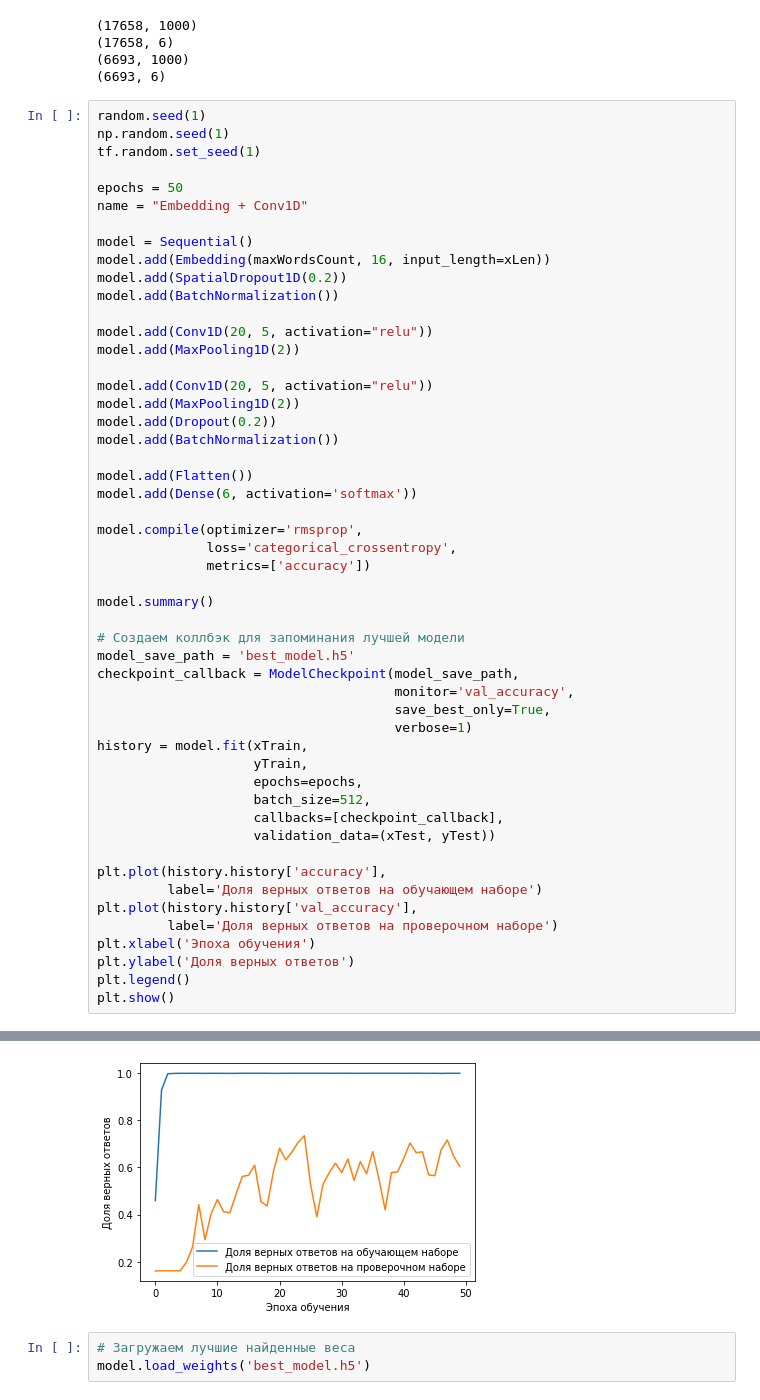
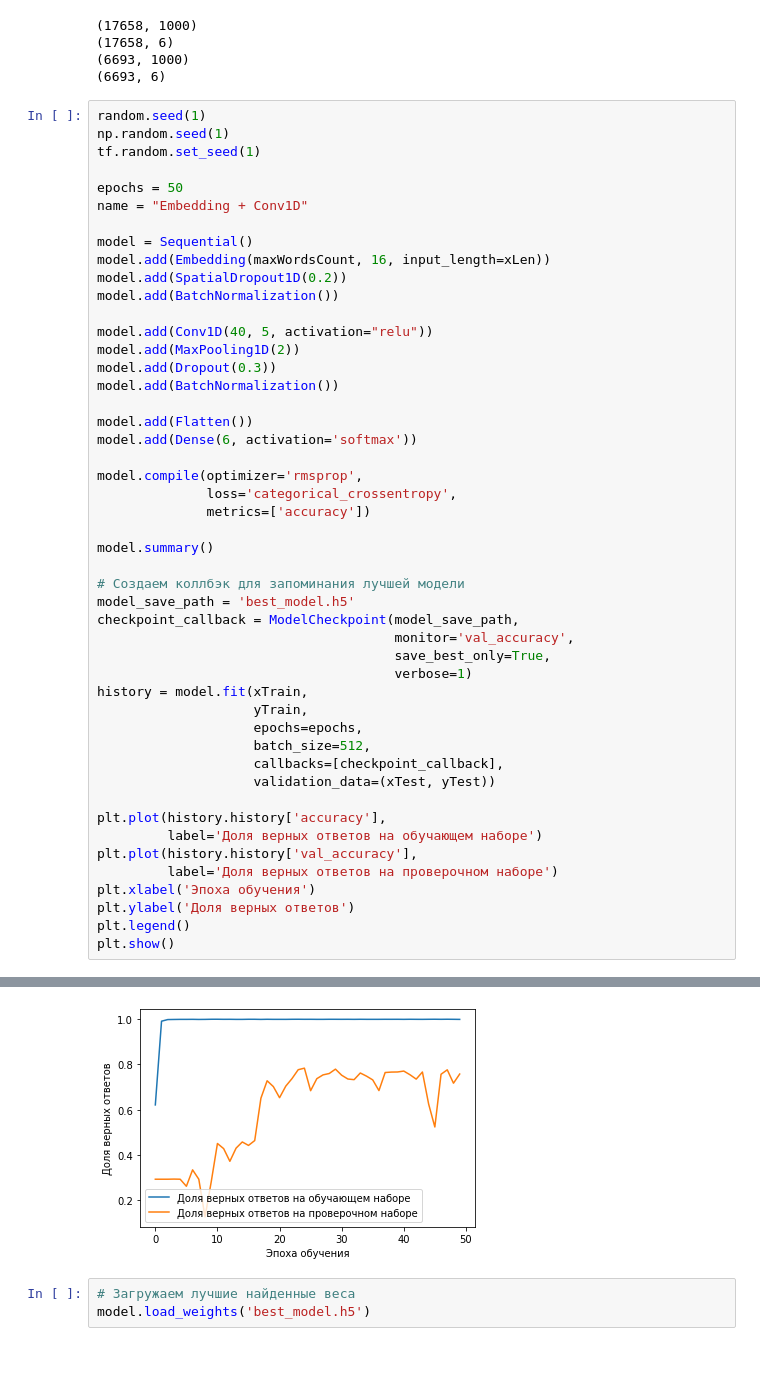
Before and after one commit to boangri/neuraluniversity, a Jupyter notebook: HW05.ipynb, the cells around one changed output, grey strips where cells are left out. Saved outputs shown, nothing was run; the diff lists cells and outputs as text; blank space fills up the shorter version.

```diff
--- a/HW05.ipynb
+++ b/HW05.ipynb
@@ -1120,12 +1140,9 @@ model.add(Embedding(maxWordsCount, 16, input_length=xLen))
 model.add(SpatialDropout1D(0.2))
 model.add(BatchNormalization())
 
-model.add(Conv1D(20, 5, activation="relu"))
+model.add(Conv1D(40, 5, activation="relu"))
 model.add(MaxPooling1D(2))
-
-model.add(Conv1D(20, 5, activation="relu"))
-model.add(MaxPooling1D(2))
-model.add(Dropout(0.2))
+model.add(Dropout(0.3))
 model.add(BatchNormalization())
 
 model.add(Flatten())
@@ -1179,4 +1196,4 @@ Epoch 00050: val_accuracy did not improve from 0.73480
-[figure, old version]
+[figure, new version]
 # %%
 # Загружаем лучшие найденные веса
 model.load_weights('best_model.h5')
```
Also changed, not shown: parts of 19 cells of this notebook.
